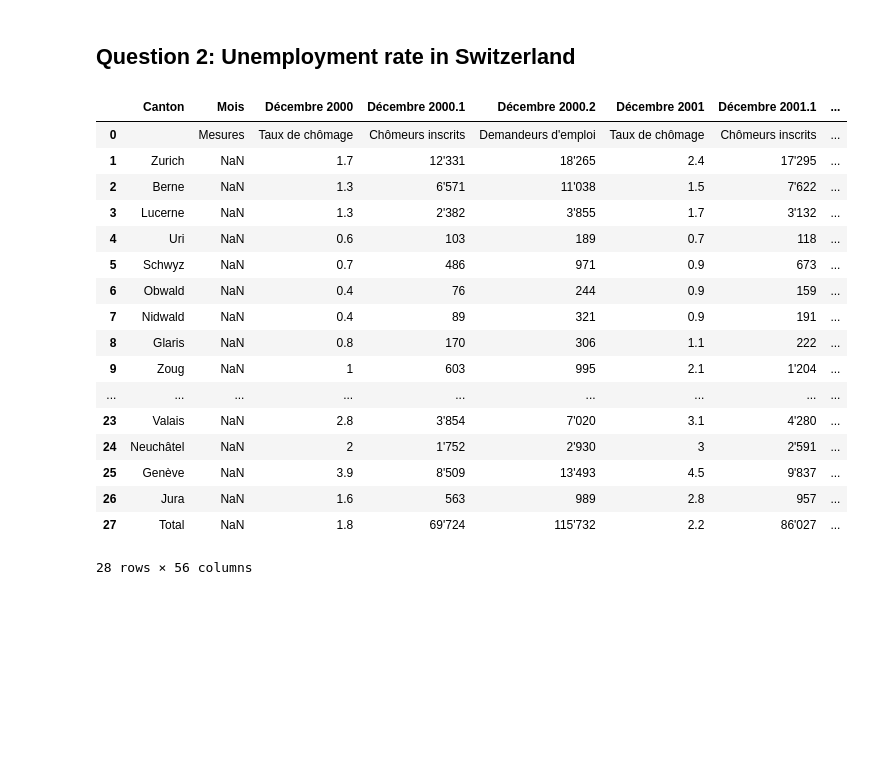
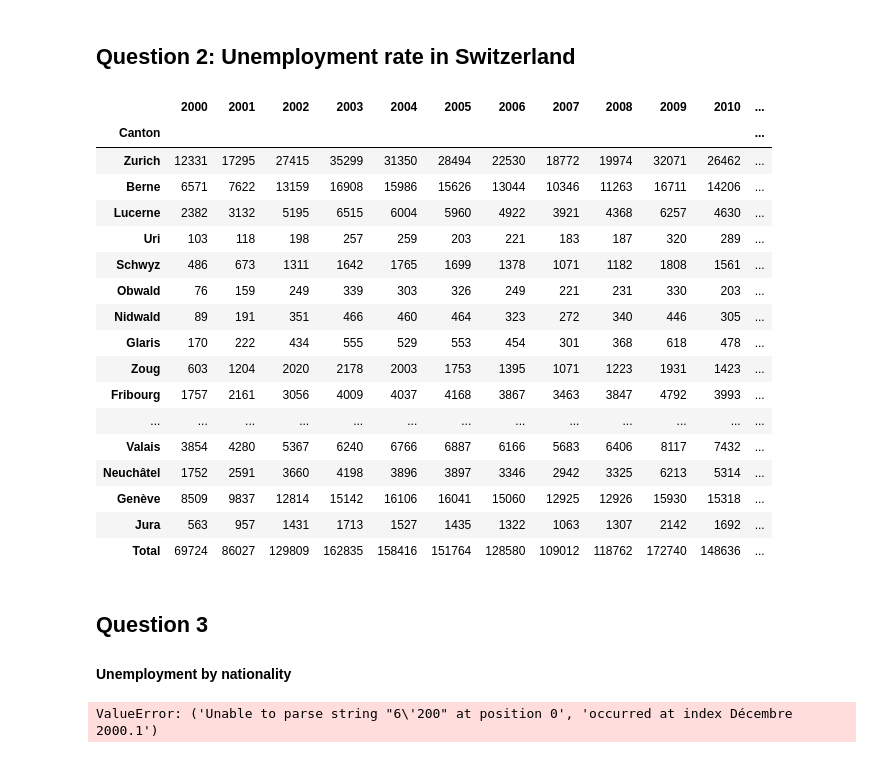
Before and after one commit to Redouane-Elghazi/ADA_ENPantouFLeS, a Jupyter notebook: HW3/HW3.ipynb, the cells around one changed output. Drawn from its saved outputs; the diff is of its cells as text; code cells hidden in the pictures; blank space fills up the shorter version.

```diff
--- a/HW3/HW3.ipynb
+++ b/HW3/HW3.ipynb
@@ -90,54 +99,69 @@ unemployment_map(2011)
 ch_topo_path = 'topojson\ch-cantons.topojson.json'
 ch_topo_data = json.load(open(ch_topo_path))
     # Clean topo
 
 rename_dict = {'Zürich':'Zurich', 'Bern/Berne':'Berne', 'Luzern':'Lucerne',
                'Obwalden':'Obwald', 'Nidwalden':'Nidwald', 'Glarus':'Glaris',
                'Zug':'Zoug', 'Solothurn':'Soleure', 'Basel-Stadt':'Bâle-Ville',
                'Basel-Landschaft':'Bâle-Campagne', 'Schaffhausen':'Schaffhouse',
                'Appenzell Ausserrhoden':'Appenzell Rhodes-Extérieures',
                'Appenzell Innerrhoden':'Appenzell Rhodes-Intérieures',
                'St. Gallen':'St-Gall', 'Graubünden/Grigioni':'Grisons',
                'Aargau':'Argovie', 'Thurgau':'Thurgovie', 'Ticino':'Tessin',
                'Valais/Wallis':'Valais'}
 ch_cantons = ch_topo_data['objects']['cantons']['geometries']
 def change_name(x) :
     if x['properties']['name'] in rename_dict.keys() :
         x['properties']['name'] = rename_dict[x['properties']['name']]
 ch_cantons = list(map(change_name, ch_cantons))
 
 
 # Create the ch map
 #ch_map = folium.Map([46.85,8.15], tiles='cartodbpositron', zoom_start=7)
 #folium.TopoJson(ch_topo_data,'objects.cantons').add_to(ch_map)
 
 
 ## Data
     # Import the data
 swiss_db_path = r'topojson\Swiss_unemployment.csv'
-swiss_db = pd.read_csv(swiss_db_path, encoding = 'utf8')
+swiss_db = pd.read_csv(swiss_db_path, encoding = 'utf8').drop(["Mois","Total"],axis=1).drop(0)
 
-    # Clean Data : TODO
-swiss_db
+
+#Separate in 3 databases: 0 with unemployement rate, 1 with number of unemployed people, 2 with number of people asking for a job
+swiss_db_0 = swiss_db[[c for c in swiss_db.columns if '.' not in c]].set_index("Canton")
+swiss_db_1 = swiss_db[["Canton"] + [c for c in swiss_db.columns if '.1' in c]].set_index("Canton")
+swiss_db_2 = swiss_db[["Canton"] + [c for c in swiss_db.columns if '.2' in c]].set_index("Canton")
+
+#Transform data to numeric values
+swiss_db_0 = swiss_db_0.applymap(lambda x: float(x.replace("'","")))
+swiss_db_1 = swiss_db_1.applymap(lambda x: int(x.replace("'","")))
+swiss_db_2 = swiss_db_2.applymap(lambda x: int(x.replace("'","")))
+
+#Rename columns
+swiss_db_0.columns = list(map(lambda x: x.replace("Décembre ",""),swiss_db_0.columns))
+swiss_db_1.columns = list(map(lambda x: x.replace("Décembre ","").replace(".1",""),swiss_db_1.columns))
+swiss_db_2.columns = list(map(lambda x: x.replace("Décembre ","").replace(".2",""),swiss_db_2.columns))
+
+swiss_db_1
 # %% [output]
-|  | Canton | Mois | Décembre 2000 | Décembre 2000.1 | Décembre 2000.2 | Décembre 2001 | Décembre 2001.1 | ... |
-| 0 |  | Mesures | Taux de chômage | Chômeurs inscrits | Demandeurs d'emploi | Taux de chômage | Chômeurs inscrits | ... |
-| 1 | Zurich | NaN | 1.7 | 12'331 | 18'265 | 2.4 | 17'295 | ... |
-| 2 | Berne | NaN | 1.3 | 6'571 | 11'038 | 1.5 | 7'622 | ... |
-| 3 | Lucerne | NaN | 1.3 | 2'382 | 3'855 | 1.7 | 3'132 | ... |
-| 4 | Uri | NaN | 0.6 | 103 | 189 | 0.7 | 118 | ... |
-| 5 | Schwyz | NaN | 0.7 | 486 | 971 | 0.9 | 673 | ... |
-| 6 | Obwald | NaN | 0.4 | 76 | 244 | 0.9 | 159 | ... |
-| 7 | Nidwald | NaN | 0.4 | 89 | 321 | 0.9 | 191 | ... |
-| 8 | Glaris | NaN | 0.8 | 170 | 306 | 1.1 | 222 | ... |
-| 9 | Zoug | NaN | 1 | 603 | 995 | 2.1 | 1'204 | ... |
-| ... | ... | ... | ... | ... | ... | ... | ... | ... |
-| 23 | Valais | NaN | 2.8 | 3'854 | 7'020 | 3.1 | 4'280 | ... |
-| 24 | Neuchâtel | NaN | 2 | 1'752 | 2'930 | 3 | 2'591 | ... |
-| 25 | Genève | NaN | 3.9 | 8'509 | 13'493 | 4.5 | 9'837 | ... |
-| 26 | Jura | NaN | 1.6 | 563 | 989 | 2.8 | 957 | ... |
-| 27 | Total | NaN | 1.8 | 69'724 | 115'732 | 2.2 | 86'027 | ... |
+|  | 2000 | 2001 | 2002 | 2003 | 2004 | 2005 | 2006 | 2007 | 2008 | 2009 | 2010 | ... |
+| Canton |  |  |  |  |  |  |  |  |  |  |  | ... |
+| Zurich | 12331 | 17295 | 27415 | 35299 | 31350 | 28494 | 22530 | 18772 | 19974 | 32071 | 26462 | ... |
+| Berne | 6571 | 7622 | 13159 | 16908 | 15986 | 15626 | 13044 | 10346 | 11263 | 16711 | 14206 | ... |
+| Lucerne | 2382 | 3132 | 5195 | 6515 | 6004 | 5960 | 4922 | 3921 | 4368 | 6257 | 4630 | ... |
+| Uri | 103 | 118 | 198 | 257 | 259 | 203 | 221 | 183 | 187 | 320 | 289 | ... |
+| Schwyz | 486 | 673 | 1311 | 1642 | 1765 | 1699 | 1378 | 1071 | 1182 | 1808 | 1561 | ... |
+| Obwald | 76 | 159 | 249 | 339 | 303 | 326 | 249 | 221 | 231 | 330 | 203 | ... |
+| Nidwald | 89 | 191 | 351 | 466 | 460 | 464 | 323 | 272 | 340 | 446 | 305 | ... |
+| Glaris | 170 | 222 | 434 | 555 | 529 | 553 | 454 | 301 | 368 | 618 | 478 | ... |
+| Zoug | 603 | 1204 | 2020 | 2178 | 2003 | 1753 | 1395 | 1071 | 1223 | 1931 | 1423 | ... |
+| Fribourg | 1757 | 2161 | 3056 | 4009 | 4037 | 4168 | 3867 | 3463 | 3847 | 4792 | 3993 | ... |
+| ... | ... | ... | ... | ... | ... | ... | ... | ... | ... | ... | ... | ... |
+| Valais | 3854 | 4280 | 5367 | 6240 | 6766 | 6887 | 6166 | 5683 | 6406 | 8117 | 7432 | ... |
+| Neuchâtel | 1752 | 2591 | 3660 | 4198 | 3896 | 3897 | 3346 | 2942 | 3325 | 6213 | 5314 | ... |
+| Genève | 8509 | 9837 | 12814 | 15142 | 16106 | 16041 | 15060 | 12925 | 12926 | 15930 | 15318 | ... |
+| Jura | 563 | 957 | 1431 | 1713 | 1527 | 1435 | 1322 | 1063 | 1307 | 2142 | 1692 | ... |
+| Total | 69724 | 86027 | 129809 | 162835 | 158416 | 151764 | 128580 | 109012 | 118762 | 172740 | 148636 | ... |
-28 rows × 56 columns
 # %%
 ## Function creating the coloured Choropleth map of unemployment
 def unemployment_ch_map(year,ch_db,extra_color=False) :
@@ -177,3 +201,23 @@ def unemployment_ch_map(year,ch_db,extra_color=False) :
             ).add_to(ch_map)
     colormap.add_to(ch_map)
     return ch_map
+# %% [markdown]
+## Question 3
+
+#### Unemployment by nationality
+# %%
+swiss_nat_db_path = r'topojson\Swiss_unemployment_nationality.csv'
+swiss_nat_db = pd.read_csv(swiss_nat_db_path, encoding = 'utf8')
+
+    #Clean data : TODO
+    #Adapt columns name, delete unused columns
+
+
+swiss_native = swiss_nat_db[swiss_nat_db['Nationalité'] == "Suisses"].set_index('Canton').drop('Nationalité',axis=1)
+swiss_euro = swiss_nat_db[swiss_nat_db['Nationalité'] == "Etrangers"].set_index('Canton').drop('Nationalité',axis=1)
+
+swiss_native.apply(pd.to_numeric) #Should not bug after cleaning
+
+swiss_diff = swiss_native - swiss_euro
+# %% [output]
+ValueError: ('Unable to parse string "6\'200" at position 0', 'occurred at index Décembre 2000.1')
```
Also changed, not shown: parts of 7 cells of this notebook, 1 other file.
